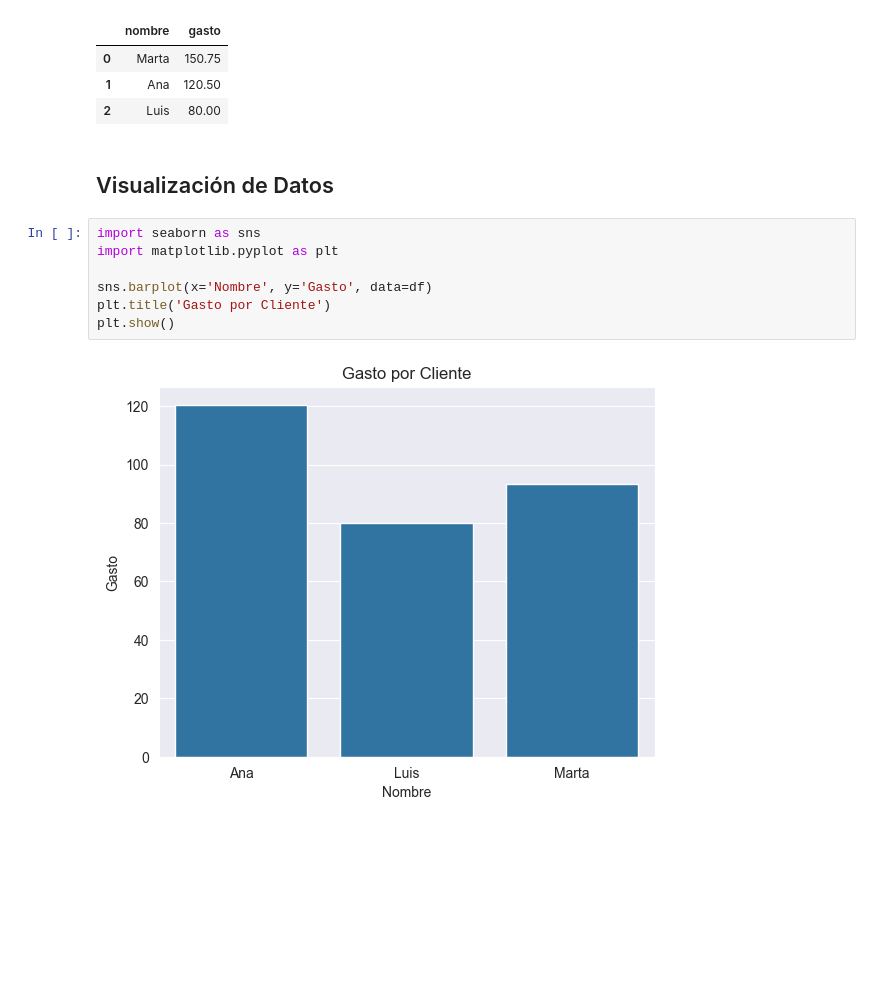
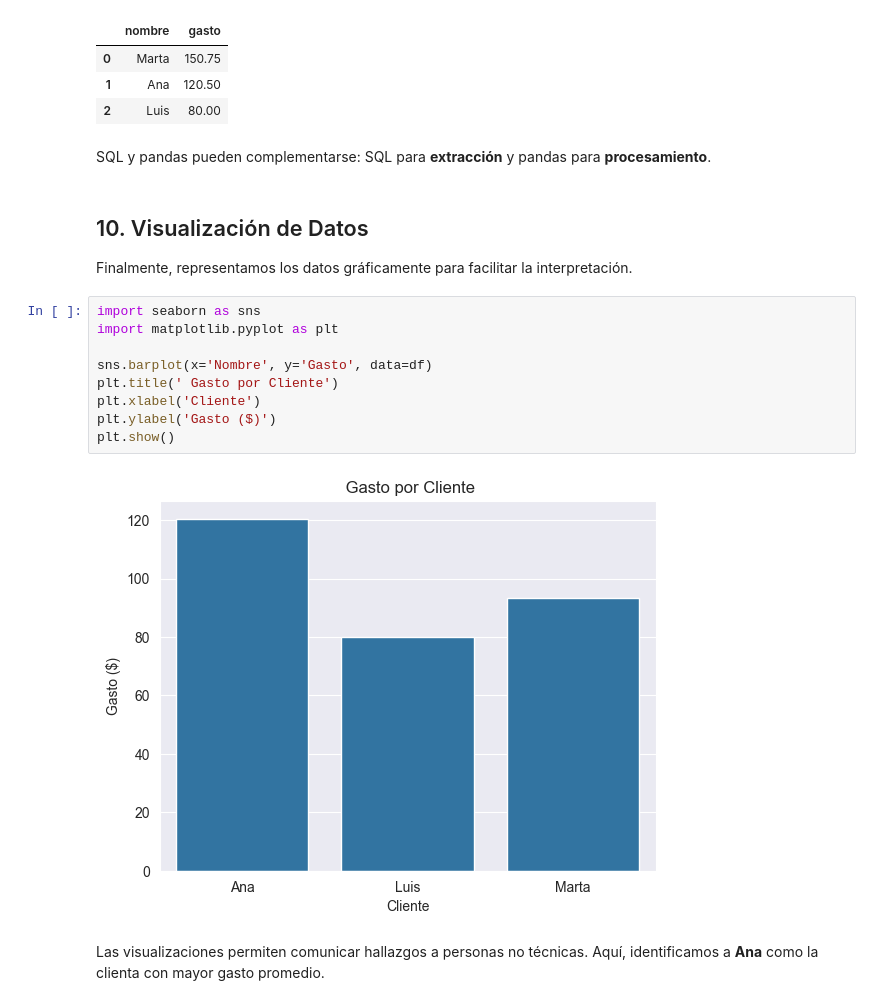
Before and after one commit to Cosijopiii/Artificial-intelligence-Course-2, a Jupyter notebook: Tutorials/Data Science/DataScience_1.ipynb, the cells around one changed output. Saved outputs shown, nothing was run; the diff lists cells and outputs as text; blank space fills up the shorter version.

```diff
--- a/Tutorials/Data Science/DataScience_1.ipynb
+++ b/Tutorials/Data Science/DataScience_1.ipynb
@@ -155,14 +168,22 @@ pd.read_sql_query("SELECT nombre, gasto FROM clientes ORDER BY gasto DESC", conn
 | 0 | Marta | 150.75 |
 | 1 | Ana | 120.50 |
 | 2 | Luis | 80.00 |
-# %% [markdown]
-##   Visualización de Datos
+# %% [markdown]
+SQL y pandas pueden complementarse: SQL para **extracción** y pandas para **procesamiento**.
+# %% [markdown]
+##  10. Visualización de Datos
+
+Finalmente, representamos los datos gráficamente para facilitar la interpretación.
 # %%
 import seaborn as sns
 import matplotlib.pyplot as plt
 
 sns.barplot(x='Nombre', y='Gasto', data=df)
-plt.title('Gasto por Cliente')
+plt.title(' Gasto por Cliente')
+plt.xlabel('Cliente')
+plt.ylabel('Gasto ($)')
 plt.show()
 # %% [output]
-[figure, old version]
+[figure, new version]
+# %% [markdown]
+Las visualizaciones permiten comunicar hallazgos a personas no técnicas. Aquí, identificamos a **Ana** como la clienta con mayor gasto promedio.
```
Also changed, not shown: parts of 23 cells of this notebook, 2 other files.
